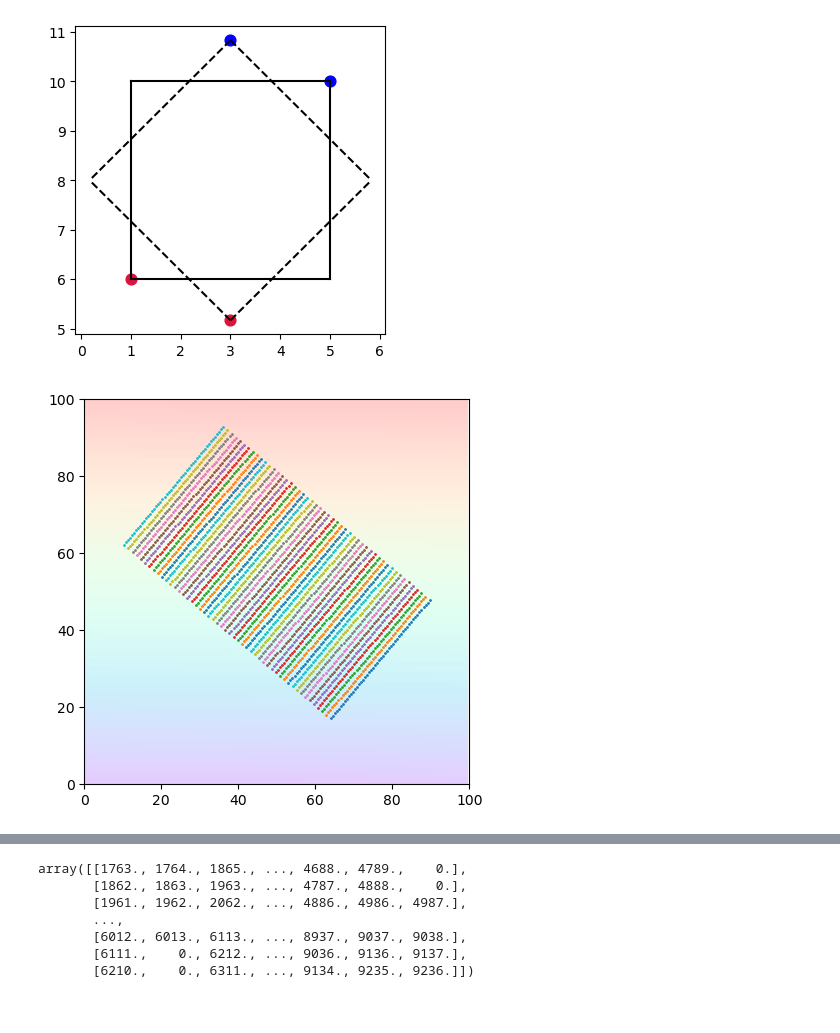
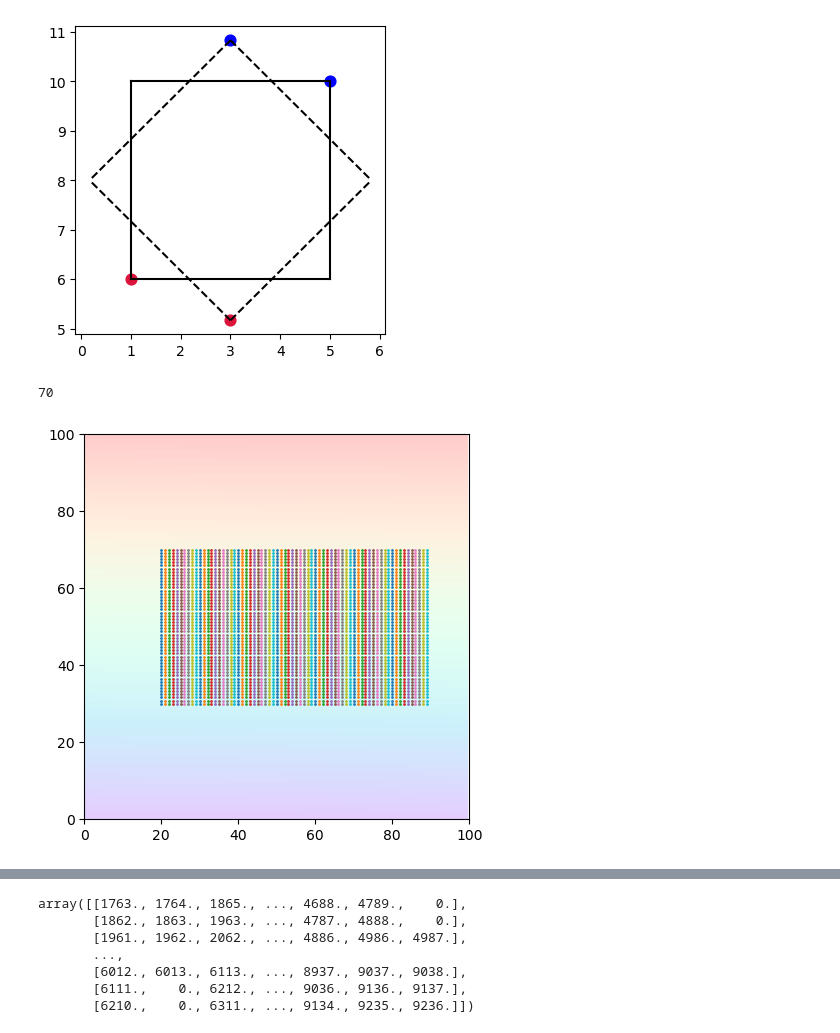
Before and after one commit to Kyssuber/GUI_odyssey, a Jupyter notebook: tutorials/rotating_squares.ipynb, the cells around one changed output, grey strips where cells are left out. Drawn from its saved outputs; the diff is of its cells as text; code cells hidden in the pictures.

```diff
--- a/tutorials/rotating_squares.ipynb
+++ b/tutorials/rotating_squares.ipynb
@@ -152,7 +152,7 @@ x = np.arange(1e4).reshape(100,100)
 p1 = (70,90)
 p2 = (30,20)
 
-x_vals,y_vals,m_vals,angle = get_xym(p1=p1,p2=p2,angle=50)
+x_vals,y_vals,m_vals,angle = get_xym(p1=p1,p2=p2,angle=270)
 
 plt.figure(figsize=(5,5))
 plt.imshow(x,origin='lower',cmap='rainbow',alpha=0.2)
@@ -189,37 +189,40 @@ for i in range(n_times):    #for the entire x extent of the blue (red?) side,
         xpoints = np.linspace(x_vals[3][i],x_vals[0][-(i+1)],n_times)
         b = y_vals[0][-(i+1)] - (m_vals[2]*x_vals[0][-(i+1)])
         ypoints = func(xpoints,m_vals[2],b)
         plt.scatter(xpoints,ypoints,s=1)
 
         for n in range(len(ypoints)):
             list_to_mean.append(x[int(round(ypoints[n],5))][int(xpoints[n])])
             x[int(round(ypoints[n],5))][int(xpoints[n])]=False
         all_bars[i][0:n_times] = np.asarray(list_to_mean)
         mean_list.append(np.mean(list_to_mean))
         list_to_mean = []
 
-
+#if angle is 90, 270, etc.
 if ((angle/90)%2 != 0) & (angle%90 == 0):
     ypoints = np.linspace(y_vals[3][0],y_vals[0][-1],n_times)   #y_val start and end are the same at
                                                                #every index in this case
     list_to_mean = []
     mean_list = []
+    all_bars = np.zeros(np.abs(p1[1]-p2[1])**2).reshape(np.abs(p1[1]-p2[1]),np.abs(p1[1]-p2[1]))
 
+    print(np.abs(p1[1]-p2[1]))
     for i in range(np.abs(p1[1]-p2[1])):
         xpoints = x_vals[1]+i
         plt.scatter(xpoints,ypoints,s=1)
         for n in range(len(ypoints)):
-            list_to_mean.append(x[int(round(ypoints[n]),3)][int(xpoints[n])])
-            x[int(round(ypoints[n]),3)][int(xpoints[n])]=False
+            list_to_mean.append(x[int(round(ypoints[n],3))][int(xpoints[n])])
+            x[int(round(ypoints[n],3))][int(xpoints[n])]=False
         all_bars[i][0:n_times] = np.asarray(list_to_mean)
         mean_list.append(np.mean(list_to_mean))
         list_to_mean = []
 
 plt.xlim(0,100)
 plt.ylim(0,100)
 plt.show()
 # %% [output]
+70
-[figure, old version]
+[figure, new version]
 # %%
 plt.figure(figsize=(5,5))
 plt.imshow(x,cmap='rainbow',origin='lower',alpha=0.2)
```
Also changed, not shown: parts of 1 cell of this notebook, 2 other files.
